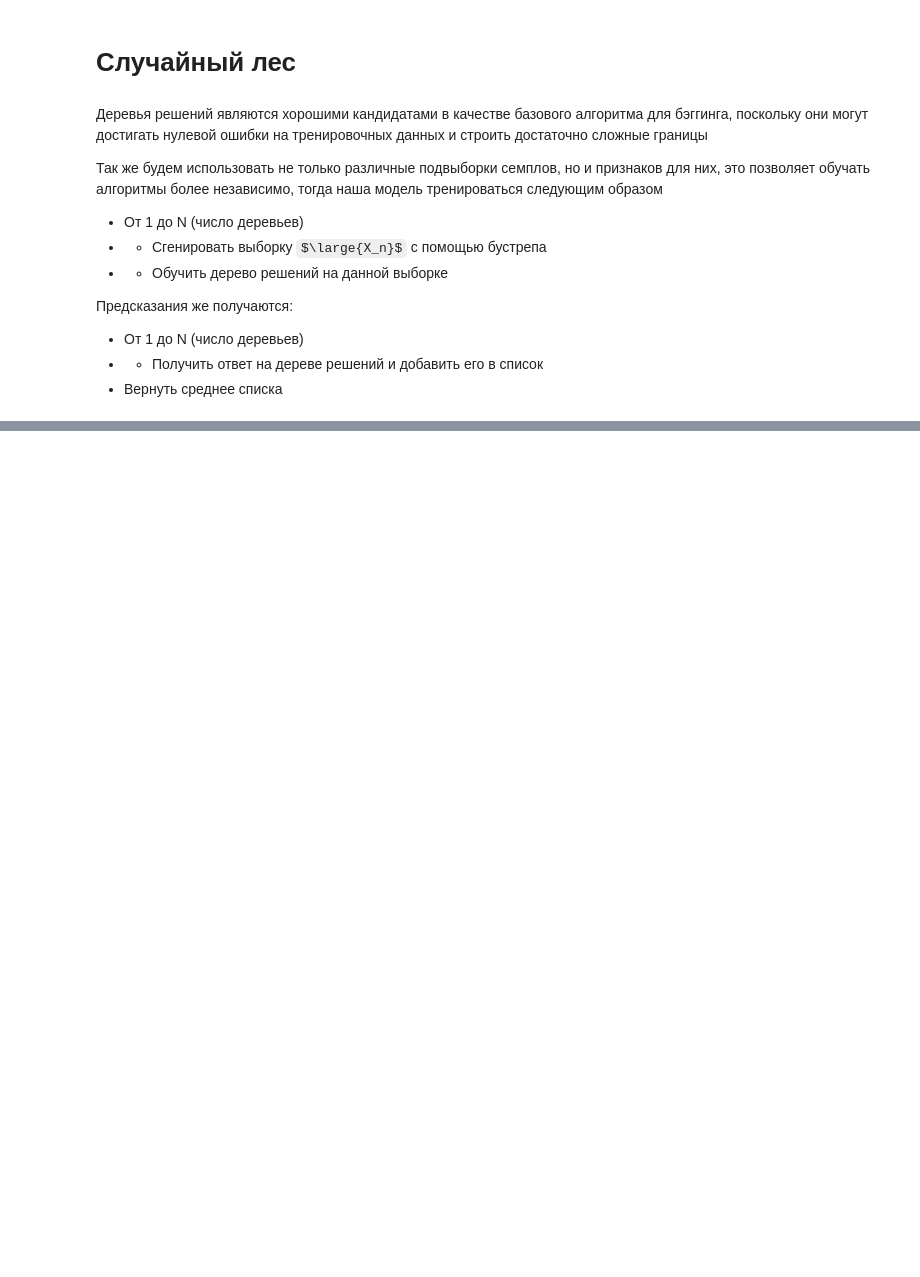
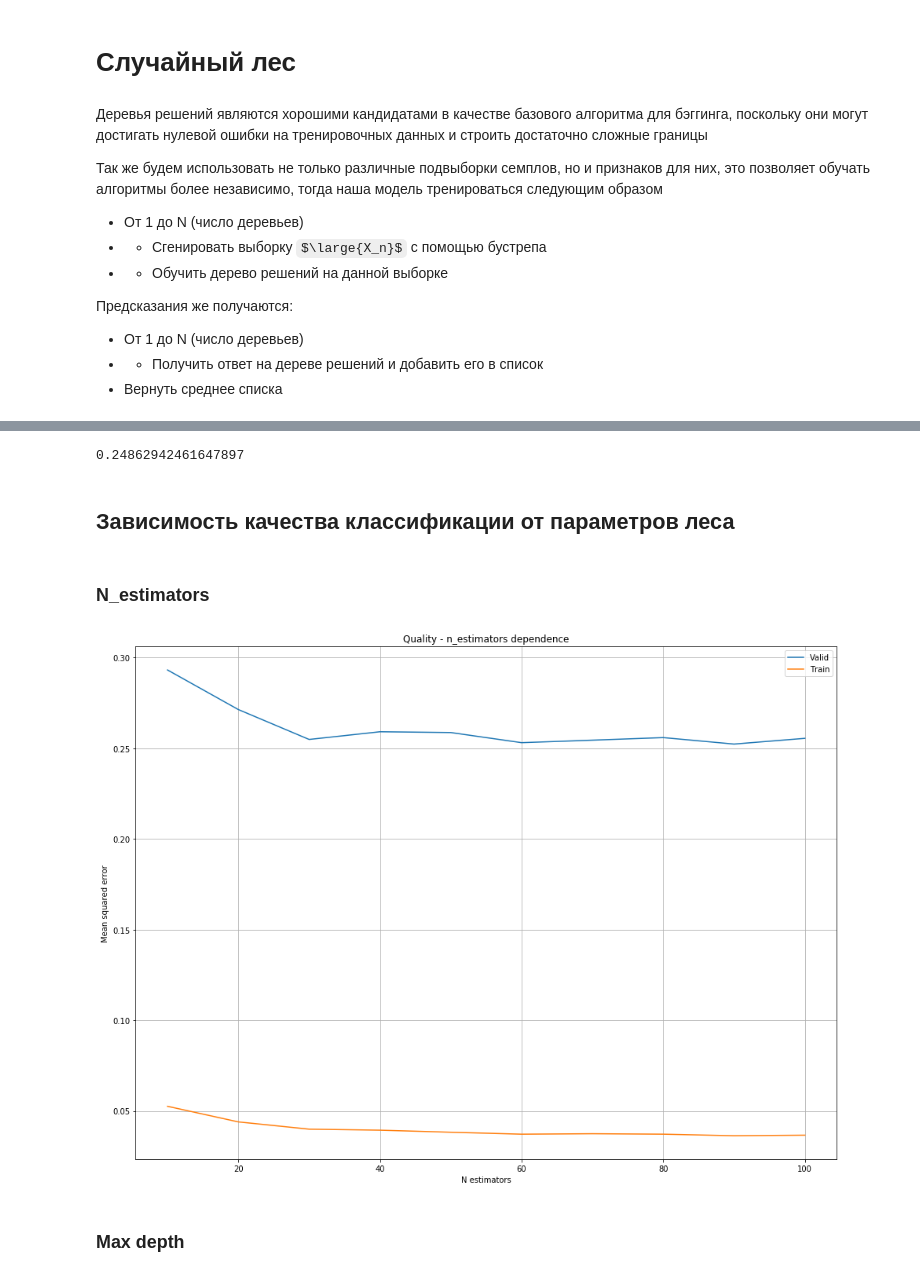
Before and after one commit to IMDxD/MLIsuct, a Jupyter notebook: lectures/lecture9/Random forest.ipynb, the cells around one changed output, grey strips where cells are left out. Cells and saved outputs as stored; diff of their text form; code cells hidden in the pictures; some formulas as TeX source; blank space fills up the shorter version.

```diff
--- a/lectures/lecture9/Random forest.ipynb
+++ b/lectures/lecture9/Random forest.ipynb
@@ -148,0 +171,2 @@ ensemble = RandomForestRegressor(n_estimators=50, max_features=0.8)
+# %%
+cv.fit(train_X, train_y)
@@ -149,3 +205,6 @@ ensemble = RandomForestRegressor(n_estimators=50, max_features=0.8)
+# %%
+ensemble = cv.best_estimator_
+parametrs = cv.best_params_
 # %%
 ensemble.fit(train_X, train_y)
 predicts = ensemble.predict(valid_X)
@@ -154,0 +220,34 @@ mean_squared_error(valid_y, predicts)
+# %%
+ensemble = ExtraTreesRegressor(n_estimators=50, max_features=0.8)
+ensemble.fit(train_X, train_y)
+predicts = ensemble.predict(valid_X)
+mean_squared_error(valid_y, predicts)
+# %% [output]
+0.24862942461647897
+# %% [markdown]
+## Зависимость качества классификации от параметров леса
+# %% [markdown]
+### N_estimators
+# %%
+scores_valid = []
+scores_train = []
+for n_est in np.arange(10, 110, 10):
+    ensemble = RandomForestRegressor(n_estimators=n_est)
+    ensemble.fit(train_X, train_y)
+    predicts_valid = ensemble.predict(valid_X)
+    predicts_train = ensemble.predict(train_X)
+    scores_valid.append(mean_squared_error(valid_y, predicts_valid))
+    scores_train.append(mean_squared_error(train_y, predicts_train))
+# %%
+plt.figure(figsize=(16, 12));
+plt.plot(np.arange(10, 110, 10), scores_valid, label='Valid');
+plt.plot(np.arange(10, 110, 10), scores_train, label='Train');
+plt.xlabel('N estimators');
+plt.ylabel('Mean squared error');
+plt.grid(True);
+plt.legend();
+plt.title('Quality - n_estimators dependence');
+# %% [output]
+[figure, added]
+# %% [markdown]
+### Max depth
```
Also changed, not shown: parts of 26 cells of this notebook.
